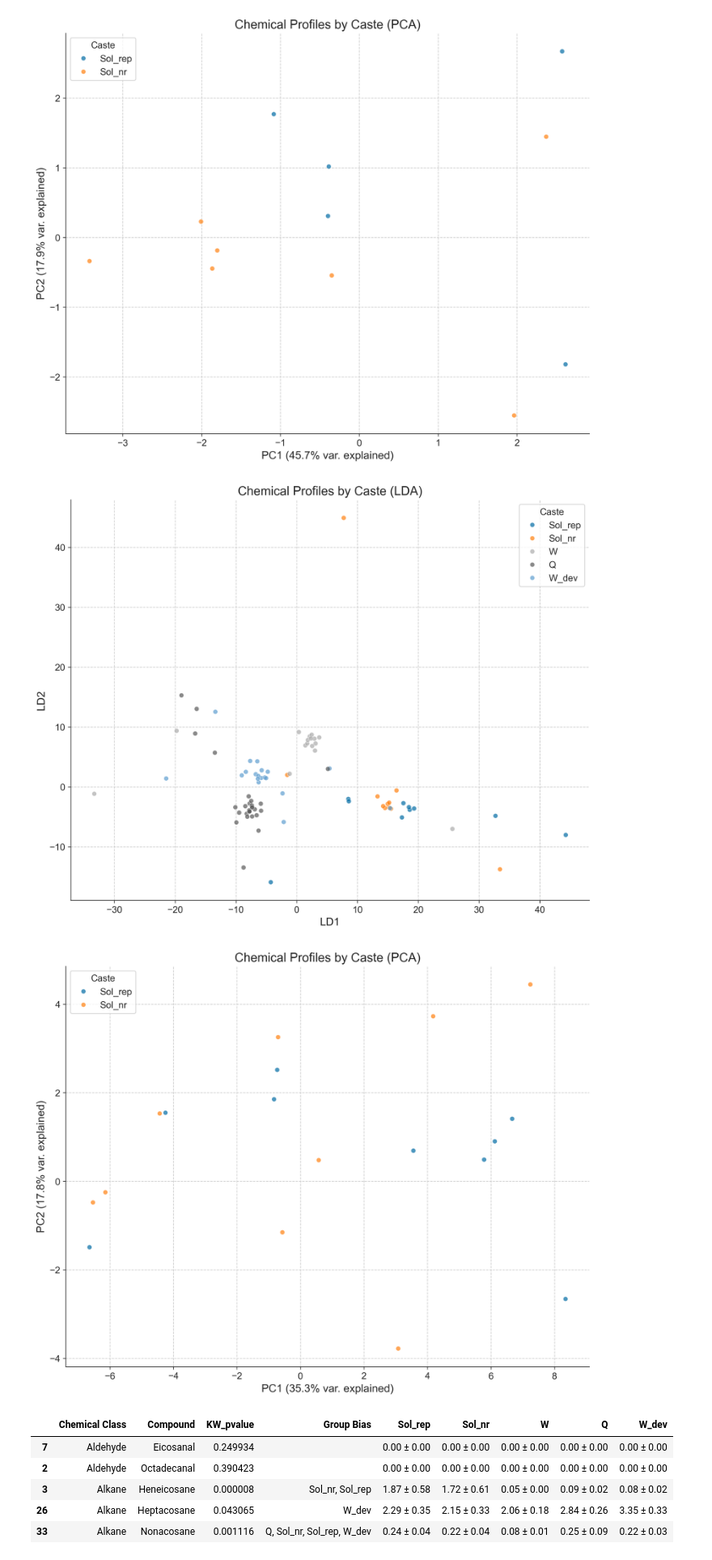
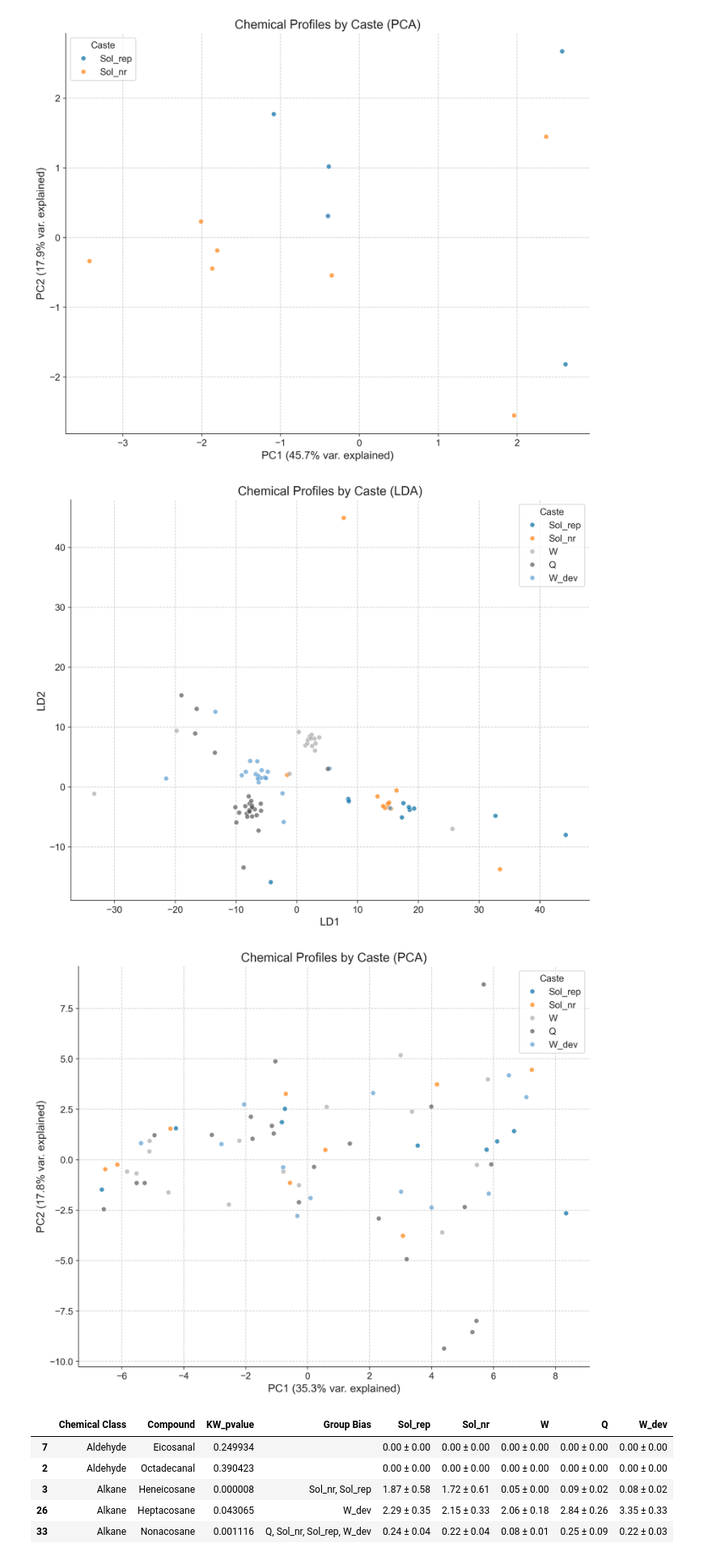
Before and after one commit to Wolfffff/chemoecology-tools, a Jupyter notebook: docs/notebooks/example.ipynb, the cells around one changed output. Shown at 81% size. Cells and saved outputs as stored; diff of their text form; code cells hidden in the pictures.

```diff
--- a/docs/notebooks/example.ipynb
+++ b/docs/notebooks/example.ipynb
@@ -133,23 +136,22 @@ lda_results = perform_lda(
 # %%
 fig_lda = plot_lda(
     lda_results=lda_results,
     experiment=filtered,
     group_col=group_col,
     title=f"{title_prefix} by {group_col} (LDA)"
 )
 
-# 4. PCA Analysis (already CLR transformed)
 pca_results = perform_pca(transformed_data)
 
 fig_pca = plot_pca(
     pca_results=pca_results,
-    experiment=filtered_exp,
+    experiment=filtered,
     group_col=group_col,
     title=f"{title_prefix} by {group_col} (PCA)"
 )
 # %% [output]
 [figure]
-[figure, old version]
+[figure, new version]
 # %%
 # Generate enrichment table
 enrichment_table = calculate_enrichment_table(
```
Also changed, not shown: parts of 7 cells of this notebook.
